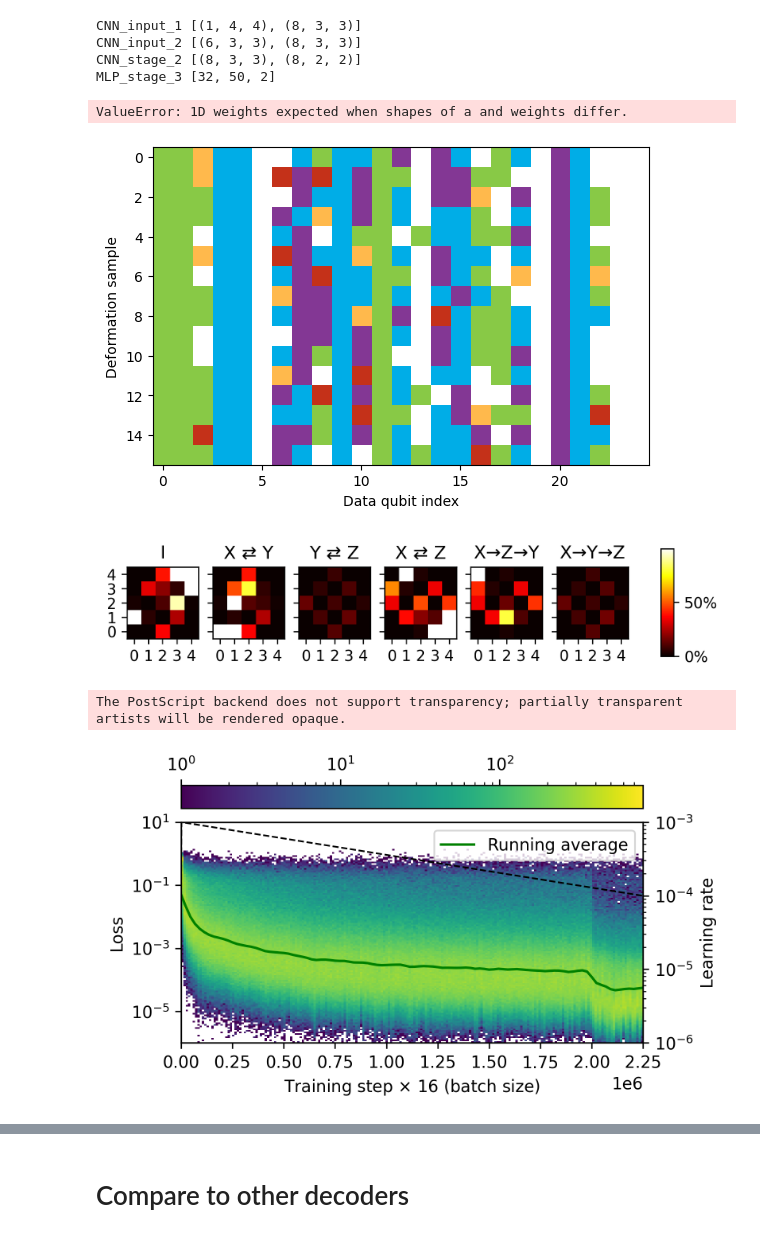
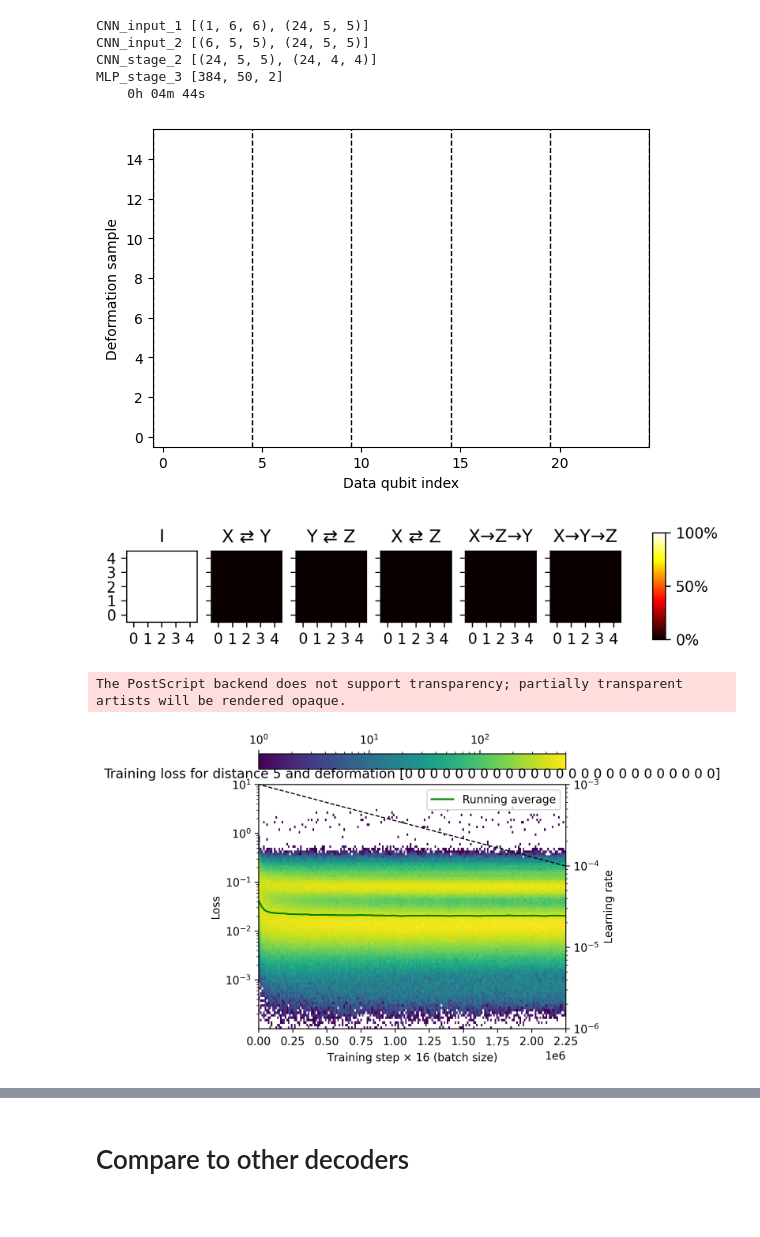
Before and after one commit to JuliusRye/QEC, a Jupyter notebook: Modules/cnn_decoder_and_deformation_solver.ipynb, the cells around one changed output, grey strips where cells are left out. Saved outputs shown, nothing was run; the diff lists cells and outputs as text; code cells hidden in the pictures.

```diff
--- a/Modules/cnn_decoder_and_deformation_solver.ipynb
+++ b/Modules/cnn_decoder_and_deformation_solver.ipynb
@@ -20,7 +20,7 @@ BATCH_SIZE = 16
 GENERAL_TRAINING_BATCHES = 2_000_000
 FINETUNING_TRAINING_BATCHES = 250_000
 
-CODE_DISTANCE = 3
+CODE_DISTANCE = 5
 
 INIT_LEARNING_RATE = 0
 LEARNING_RATE = 1E-3
@@ -39,8 +39,19 @@ print(f"{NUM_FILTERS = }")
 
 SEED = 16
 
-DEFORMATION_OPTIONS = jnp.array([0,1,2,3,4,5])
-# DEFORMATION_OPTIONS = jnp.array([0,2,3])
+# NOTE: Train on a specific deformation or set to None to train on all deformations and find the best one
+# Find the best deformation
+# DEFORMATION = "Best"
+# Create a generalized decoder
+# DEFORMATION = "Generalized"
+# No deformation
+DEFORMATION = jnp.zeros(CODE_DISTANCE**2, dtype=jnp.int32)
+# The XZZX deformation
+# DEFORMATION = jnp.zeros(CODE_DISTANCE**2, dtype=jnp.int32).at[::2].set(3)
+# The XY deformation
+# DEFORMATION = jnp.zeros(CODE_DISTANCE**2, dtype=jnp.int32).at[:].set(2)
+# The C1 deformation (extended)
+# DEFORMATION = jnp.zeros((CODE_DISTANCE, CODE_DISTANCE), dtype=jnp.int32).at[1::2, ::2].set(3).flatten().at[::2].set(2)
 
 p, nu = .01, 500
 ERROR_PROBS = jnp.array([
@@ -48,11 +59,10 @@ ERROR_PROBS = jnp.array([
     1 / (2 * (nu + 1)) * p,
     nu / (nu + 1) * p,
 ])
-# ERROR_PROBS = jnp.array([.01,.01,.01])
+ERROR_PROB_TRAINING_SCALE = 5.0
 
 settings = {
     "CODE_DISTANCE": CODE_DISTANCE,
-    "DEFORMATION_OPTIONS": DEFORMATION_OPTIONS,
     "ERROR_PROBS": ERROR_PROBS,
     "CONV_LAYERS_INPUT_1": CONV_LAYERS_INPUT_1,
     "CONV_LAYERS_INPUT_2": CONV_LAYERS_INPUT_2,
@@ -327,35 +335,43 @@ t0 = time()
 ) = train(
     random_seed=SEED,
     code=code,
-    probabilities=ERROR_PROBS,
-    prob_scaling_fun=scaling,
+    probabilities=ERROR_PROBS*ERROR_PROB_TRAINING_SCALE,
     optimizer=optimizer,
     model=model
 )
 
-save_params(model_params, settings, f"data/specific_distance{CODE_DISTANCE}_decoder.json")
+if DEFORMATION is not None:
+    save_params(model_params, settings, f"data/specific_distance{CODE_DISTANCE}_decoder_deformation{DEFORMATION}.json")
+else:
+    save_params(model_params, settings, f"data/specific_distance{CODE_DISTANCE}_decoder.json")
 
 training_time = time() - t0
 print(f"{int(training_time/60/60):5d}h {int(training_time/60%60):02d}m {int(training_time%60):02d}s", end='\r')
 # %% [output]
-CNN_input_1 [(1, 4, 4), (8, 3, 3)]
-CNN_input_2 [(6, 3, 3), (8, 3, 3)]
-CNN_stage_2 [(8, 3, 3), (8, 2, 2)]
-MLP_stage_3 [32, 50, 2]
+CNN_input_1 [(1, 6, 6), (24, 5, 5)]
+CNN_input_2 [(6, 5, 5), (24, 5, 5)]
+CNN_stage_2 [(24, 5, 5), (24, 4, 4)]
+MLP_stage_3 [384, 50, 2]
+    0h 04m 44s
-ValueError: 1D weights expected when shapes of a and weights differ.
 # %%
 probs = nn.softmax(model_params["deformation_dist"], axis=0)
 keys = random.split(random.key(61), num=BATCH_SIZE)
 deformations = vmap(sample_deformation, in_axes=(0, None))(keys, probs)
 
 plt.figure()
-plt.imshow(deformations, interpolation="nearest", cmap=deformation_cmap, vmin=-.5, vmax=5.5)
-# plt.imshow(jnp.array([0,0,2,3,3,2])[deformations], interpolation="nearest", cmap=deformation_cmap, vmin=-.5, vmax=5.5)
+# plt.imshow(deformations, interpolation="nearest", cmap=deformation_cmap, vmin=-.5, vmax=5.5)
+plt.imshow(jnp.array([0,0,2,3,3,2])[deformations], interpolation="nearest", cmap=deformation_cmap, vmin=-.5, vmax=5.5)
+plt.vlines(
+    jnp.arange(0, CODE_DISTANCE+1)*CODE_DISTANCE-.5,
+    ymin=-.5, ymax=BATCH_SIZE+.5,
+    color="black", linewidth=1, linestyle="--"
+)
+plt.ylim(-.5, BATCH_SIZE-.5)
 plt.xlabel("Data qubit index")
 plt.ylabel("Deformation sample")
 plt.show()
 # %% [output]
-[figure, old version]
+[figure, new version]
 # %%
 fig, axs = plt.subplots(ncols=6, figsize=(6,1), sharey=True, dpi=300)
 probs = nn.softmax(model_params["deformation_dist"], axis=0)
@@ -364,7 +380,7 @@ for i in range(6):
         probs[i],
         origin='lower',
         cmap='hot',
-        vmin=0,
+        vmin=probs.min(),
         vmax=probs.max(),
     )
     axs[i].set_title([
@@ -382,7 +398,7 @@ cb = plt.colorbar(im, cax=cax)
 cb.ax.set_yticklabels(["{:.0%}".format(i) for i in cb.get_ticks()])
 plt.show()
 # %% [output]
-[figure, old version]
+[figure, new version]
 # %%
 sigma = 25_000
 
@@ -396,39 +412,45 @@ running_avg = jnp.exp((dist * jnp.log(losses[None, :])).sum(axis=1))
 y_max = jnp.ceil(jnp.log10(losses).max()).astype(jnp.int32)
 y_min = jnp.floor(jnp.log10(jnp.percentile(losses, .05))).astype(jnp.int32)
 step = jnp.arange(losses.shape[0])
-plt.figure(dpi=300, figsize=(5,3))
+plt.figure(dpi=300, figsize=(5,5))
 plt.hist2d(
     x=step,
     y=losses,
     bins=[
         jnp.linspace(0, losses.shape[0], 200),
         jnp.logspace(y_min, y_max, (y_max-y_min)*20+1)
     ],
     norm=LogNorm(vmin=1),
 )
 # plt.plot(step, losses, ',', alpha=.5)
 plt.yscale('log')
 plt.ylabel("Loss")
 plt.xlabel(f"Training step $\\times$ {BATCH_SIZE} (batch size)")
 plt.colorbar(location="top")
 plt.plot(x[:,0], running_avg, '-g', label="Running average")
 plt.legend(loc=1)
 
 plt.twinx()
 plt.plot(step, learning_rate(step), '--k', lw=1)
 plt.yscale('log')
 plt.ylabel("Learning rate")
 plt.ylim(1E-6, 1E-3)
 
 plt.xlim(0, losses.shape[0])
 
-plt.savefig(f"figs/cnn_decoder_and_deformation_on_distance{CODE_DISTANCE}.eps", bbox_inches='tight')
-plt.savefig(f"figs/cnn_decoder_and_deformation_on_distance{CODE_DISTANCE}.png", bbox_inches='tight')
+if DEFORMATION is not None:
+    plt.title(f"Training loss for distance {CODE_DISTANCE} and deformation {DEFORMATION}")
+    plt.savefig(f"figs/cnn_decoder_and_deformation_on_distance{CODE_DISTANCE}_deformation{DEFORMATION}.eps", bbox_inches='tight')
+    plt.savefig(f"figs/cnn_decoder_and_deformation_on_distance{CODE_DISTANCE}_deformation{DEFORMATION}.png", bbox_inches='tight')
+else:
+    plt.title(f"Training loss for distance {CODE_DISTANCE}")
+    plt.savefig(f"figs/cnn_decoder_and_deformation_on_distance{CODE_DISTANCE}.eps", bbox_inches='tight')
+    plt.savefig(f"figs/cnn_decoder_and_deformation_on_distance{CODE_DISTANCE}.png", bbox_inches='tight')
 
 plt.show()
 # %% [output]
 The PostScript backend does not support transparency; partially transparent artists will be rendered opaque.
-[figure, old version]
+[figure, new version]
 # %%
 kernels = model_params['CNN_input_1'][0]['w']
 mask = model_params['CNN_input_2'][0]['w'][:,:,0,0]
```
Also changed, not shown: parts of 10 cells of this notebook, 12 other files.
